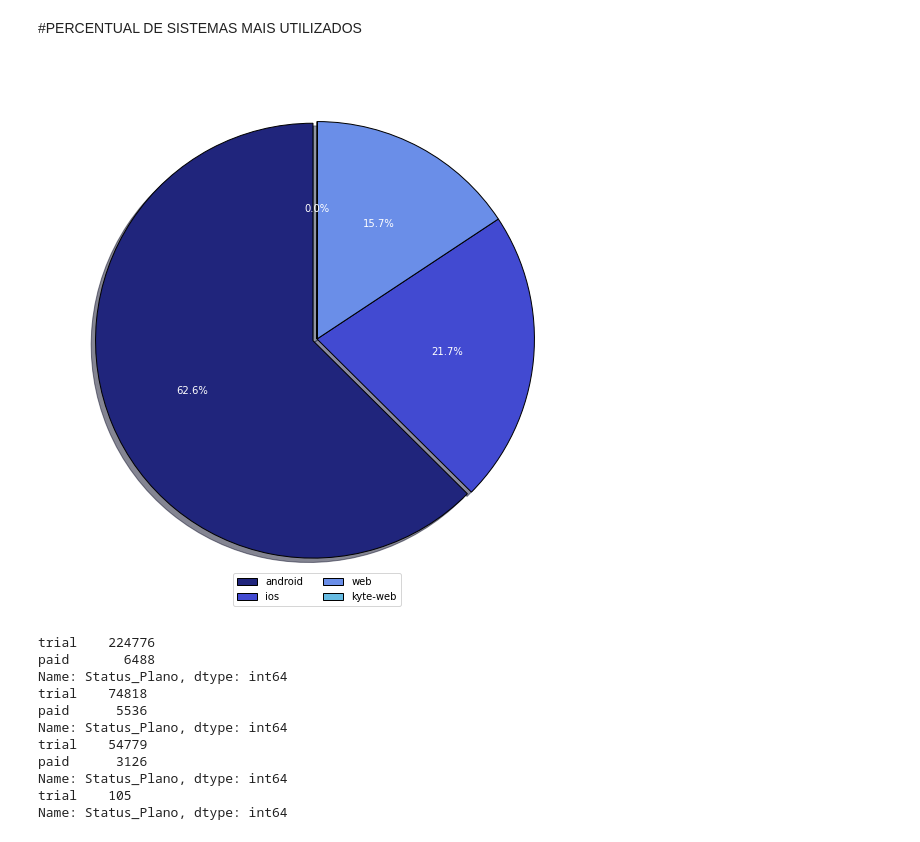
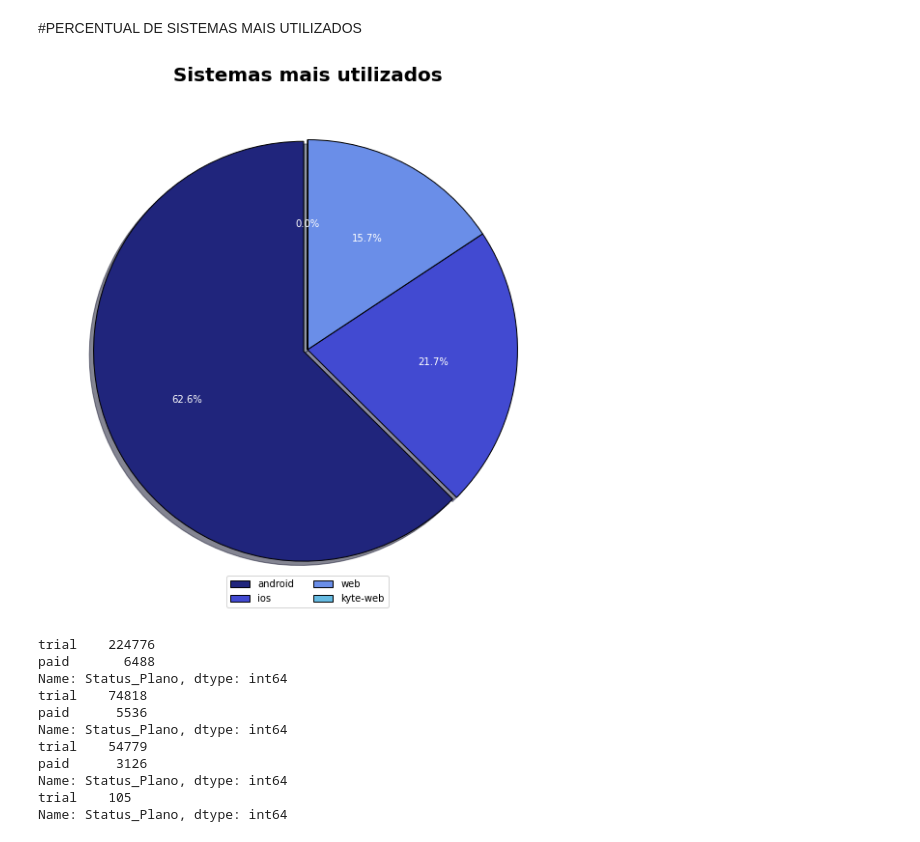
Before and after one commit to morgadope/Desafio-Kyte, a Jupyter notebook: Desafio_Kyte.ipynb, the cells around one changed output. Drawn from its saved outputs; the diff is of its cells as text; code cells hidden in the pictures.

```diff
--- a/Desafio_Kyte.ipynb
+++ b/Desafio_Kyte.ipynb
@@ -159,14 +159,15 @@ Name: Sistema_Operacional, dtype: int64
 # %%
 rotulos = ['android','ios','web','kyte-web']
 valores = ['231264','80354','57905','105']
 colors = ["#20257c", "#424ad1", "#6a8ee8", "#66bbe2", "#66dee2", "#6ce2cb"]
 explode = (0.02,0,0,0.0)
 plt.figure(figsize=(10,10))
 plt.pie(x=valores, labels=rotulos,autopct='%1.1f%%', explode = explode, shadow= True, colors=colors, wedgeprops={'edgecolor':'black'},textprops=dict(color="w"), startangle=90)
 plt.legend(ncol=2,loc=8)
+plt.title('Sistemas mais utilizados', size =20,fontweight='bold')
 plt.show()
 # %% [output]
-[figure, old version]
+[figure, new version]
 # %%
 print(status_android)
 print(status_ios)
```
Also changed, not shown: parts of 12 cells of this notebook.
